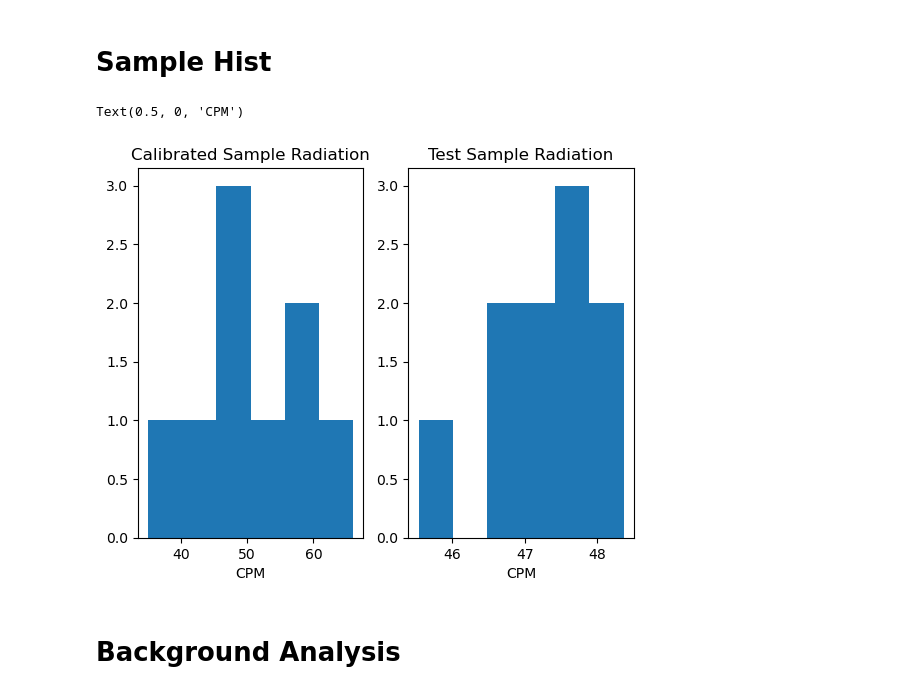
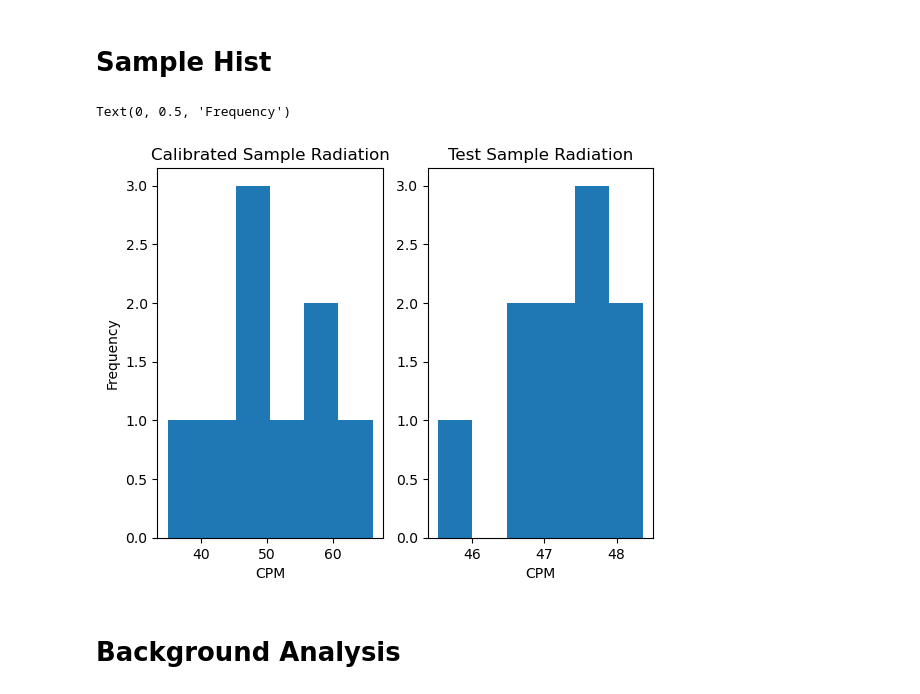
Before and after one commit to Nschellhaas/E11_Delicious_Uranium, a Jupyter notebook: Project Data (1).ipynb, the cells around one changed output. Drawn from its saved outputs; the diff is of its cells as text; code cells hidden in the pictures.

```diff
--- a/Project Data.ipynb
+++ b/Project Data (1).ipynb
@@ -78,14 +79,15 @@ array([ 0.06555556, 47.09259259])
 # %%
 f,(ax1,ax2) = plt.subplots(1,2)
 ax1.hist(Calibrated_Sample_CPM['Counts'][:9],bins=6)
 ax2.hist(Test_Sample_45cm_CPM['counts'],bins=6)
 ax1.set_title('Calibrated Sample Radiation')
 ax2.set_title('Test Sample Radiation')
 ax1.set_xlabel('CPM')
 ax2.set_xlabel('CPM')
+ax1.set_ylabel('Frequency')
 # %% [output]
-Text(0.5, 0, 'CPM')
+Text(0, 0.5, 'Frequency')
-[figure, old version]
+[figure, new version]
 # %% [markdown]
 # Background Analysis
 # %%
```
Also changed, not shown: parts of 4 cells of this notebook.
